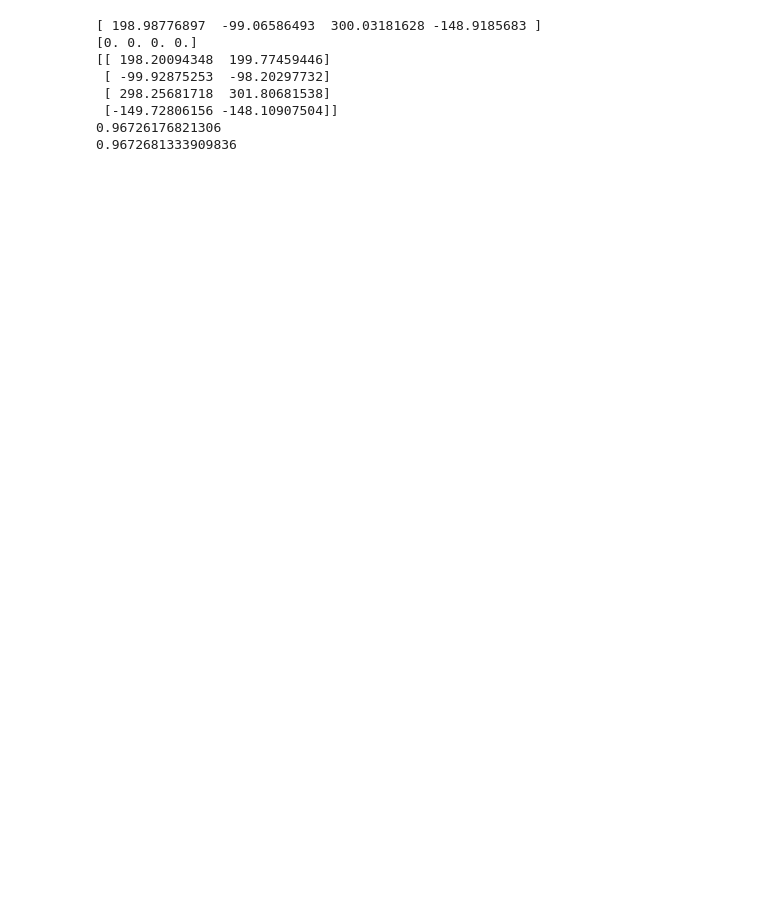
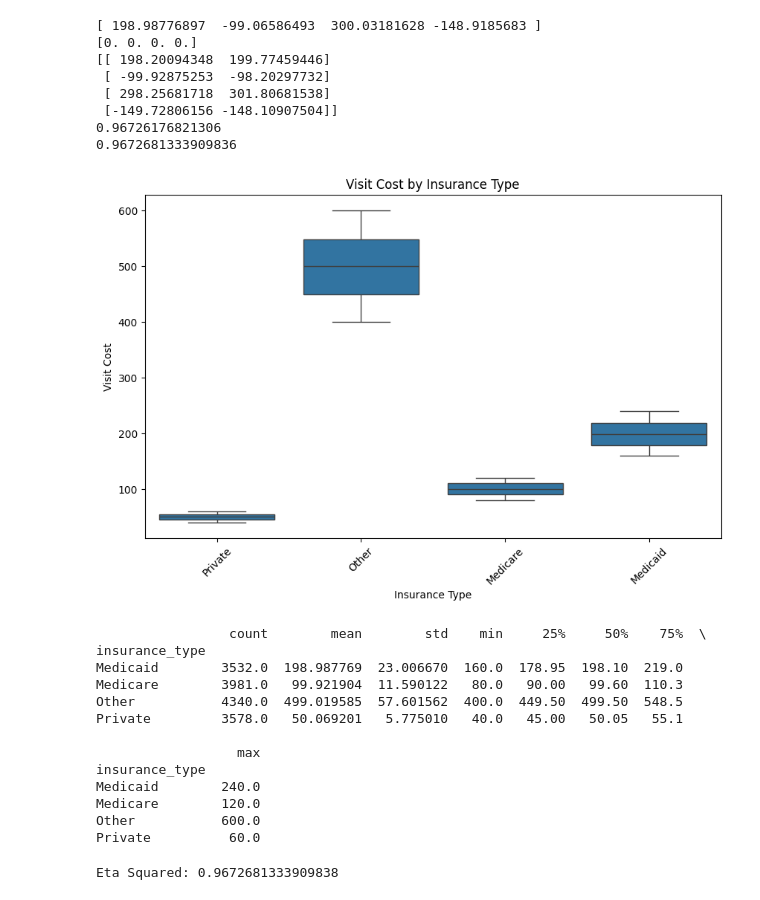
Before and after one commit to UCSF-DataSci/09-second-exam-irisk2050, a Jupyter notebook: Q3_stats_analysis.ipynb, the cells around one changed output. Drawn from its saved outputs; the diff is of its cells as text; code cells hidden in the pictures; blank space fills up the shorter version.

```diff
--- a/Q3_stats_analysis.ipynb
+++ b/Q3_stats_analysis.ipynb
@@ -330,6 +335,48 @@ print(model_clustered.rsquared)
  [-149.72806156 -148.10907504]]
 0.96726176821306
 0.9672681333909836
+# %%
+# Box plots to visualize the distribution of visit_cost by insurance type
+plt.figure(figsize=(10, 6))
+sns.boxplot(x='insurance_type', y='visit_cost', data=df)
+plt.title('Visit Cost by Insurance Type')
+plt.xlabel('Insurance Type')
+plt.ylabel('Visit Cost')
+plt.xticks(rotation=45)
+plt.show()
+
+# Basic statistics for visit_cost by insurance type
+statistics = df.groupby('insurance_type')['visit_cost'].describe()
+print(statistics)
+# %% [output]
+[figure, added]
+                 count        mean        std    min     25%     50%    75%  \
+insurance_type
+Medicaid        3532.0  198.987769  23.006670  160.0  178.95  198.10  219.0
+Medicare        3981.0   99.921904  11.590122   80.0   90.00   99.60  110.3
+Other           4340.0  499.019585  57.601562  400.0  449.50  499.50  548.5
+Private         3578.0   50.069201   5.775010   40.0   45.00   50.05   55.1
+
+                  max
+insurance_type
+Medicaid        240.0
+Medicare        120.0
+Other           600.0
+Private          60.0
+# %%
+# Perform one-way ANOVA to check if visit_cost differs across insurance types
+anova_result = stats.f_oneway(*(df[df['insurance_type'] == group]['visit_cost'] for group in df['insurance_type'].unique()))
+
+# Calculate eta squared for effect size
+n = len(df)  # total sample size
+k = len(df['insurance_type'].unique())  # number of groups
+ss_total = np.sum((df['visit_cost'] - np.mean(df['visit_cost']))**2)
+ss_between = np.sum([(len(group) * (np.mean(group) - np.mean(df['visit_cost']))**2) for group in [df[df['insurance_type'] == group]['visit_cost'] for group in df['insurance_type'].unique()]])
+eta_squared = ss_between / ss_total
+
+print(f"Eta Squared: {eta_squared}")
+# %% [output]
+Eta Squared: 0.9672681333909838
 # %%
 # 3. Advanced analysis:
 #    - Education age interaction effects on walking speed
```
Also changed, not shown: parts of 6 cells of this notebook, 1 other file.
